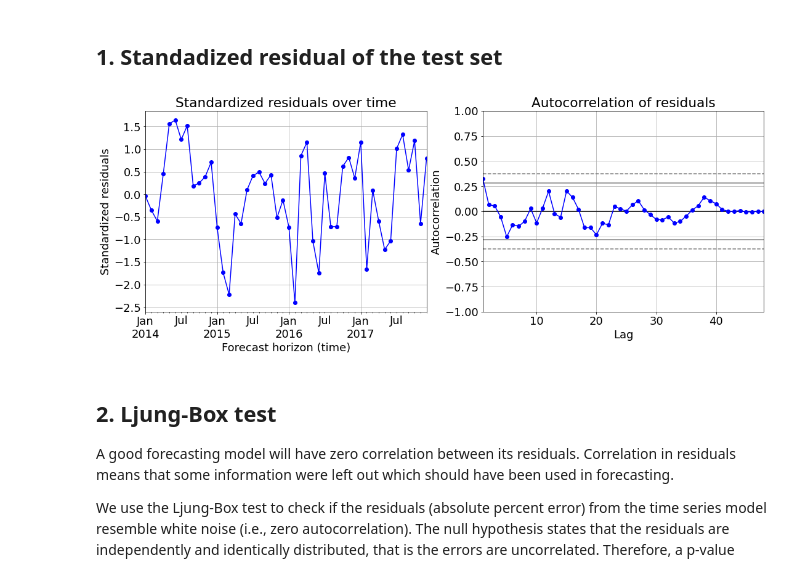
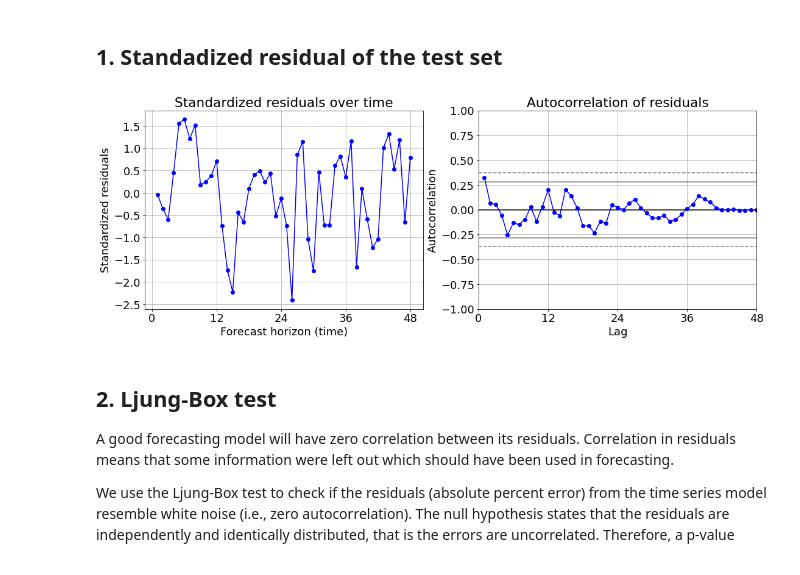
Before and after one commit to Owerre/Time-Series-Forecasting, a Jupyter notebook: fatality-forecast/notebooks/03-auto_arima.ipynb, the cells around one changed output. Drawn from its saved outputs; the diff is of its cells as text; code cells hidden in the pictures.

```diff
--- a/fatality-forecast/notebooks/03-auto_arima.ipynb
+++ b/fatality-forecast/notebooks/03-auto_arima.ipynb
@@ -209,23 +209,25 @@ plt.show()
 # %%
 plt.figure(figsize = (18,6))
 residual = y_test-results['y_pred']
 rstandard = (residual-np.mean(residual))/np.std(residual)
 ape = np.abs(residual)*100/np.abs(y_test)
 
 plt.subplot(121)
-rstandard.plot(color = 'b', marker = 'o')
+plt.plot(range(1,len(rstandard)+1), rstandard, color = 'b', marker = 'o')
 plt.grid(True)
 plt.xlabel('Forecast horizon (time)')
 plt.ylabel('Standardized residuals')
+plt.xticks(np.arange(0,len(rstandard)+1,12))
 plt.title('Standardized residuals over time')
 
 plt.subplot(122)
 pd.plotting.autocorrelation_plot(pd.Series(residual), color = 'b', marker = 'o')
 plt.title('Autocorrelation of residuals')
+plt.xticks(np.arange(0,len(residual)+1,12))
 plt.savefig('../images/figdi.png')
 plt.show()
 # %% [output]
-[figure, old version]
+[figure, new version]
 # %% [markdown]
 ## 2. Ljung-Box test
 
```
Also changed, not shown: parts of 1 cell of this notebook, 4 other files.
